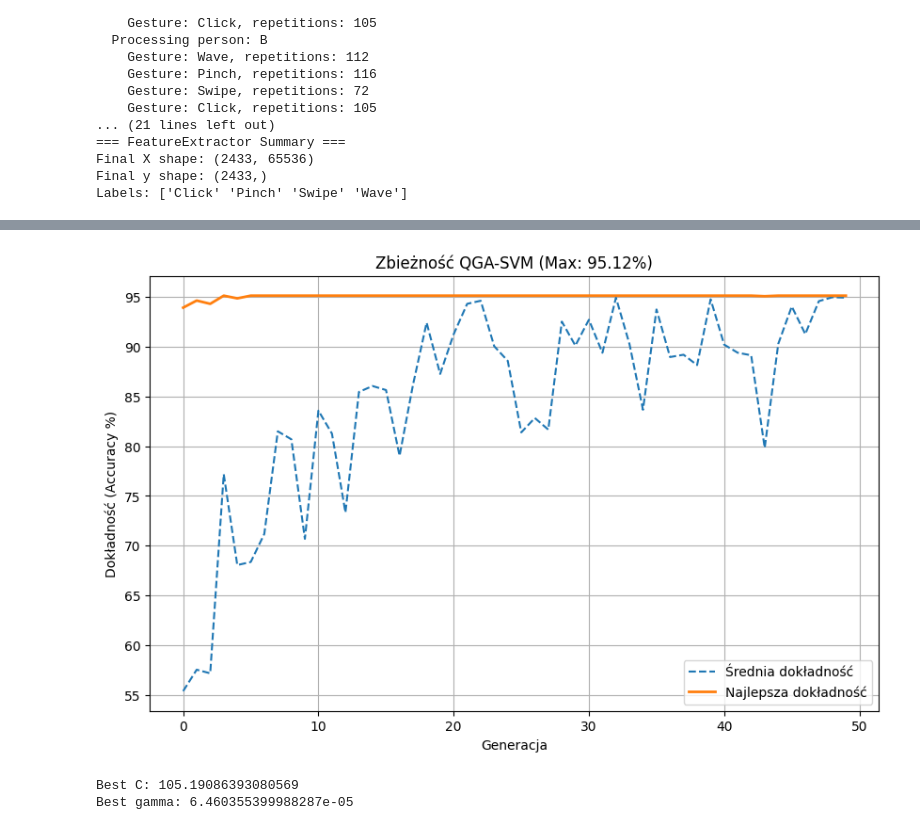
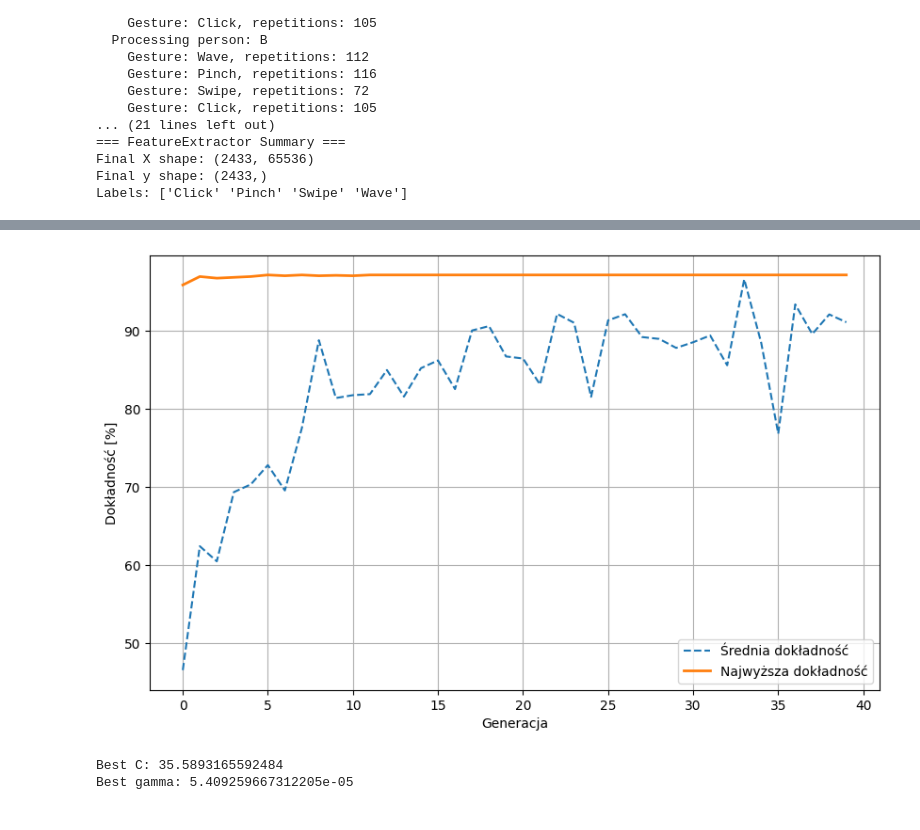
Before and after one commit to Oskar-Nowak/quantum-inspired-kernel-optimization, a Jupyter notebook: notebooks/dopnet_analysis.ipynb, the cells around one changed output, grey strips where cells are left out. Saved outputs shown, nothing was run; the diff lists cells and outputs as text; code cells hidden in the pictures.

```diff
--- a/notebooks/dopnet_analysis.ipynb
+++ b/notebooks/dopnet_analysis.ipynb
@@ -130,5 +137,4 @@ Final y shape: (2433,)
 Labels: ['Click' 'Pinch' 'Swipe' 'Wave']
 # %%
 # Preprocessing
-preprocessor = Preprocessor(n_components=222)
-preprocessor.plot_elbow(X, max_components=1000)
+preprocessor = Preprocessor(n_components=110)
@@ -221,7 +242,7 @@ mlp = MLPClassifier(
     activation='relu',
     solver='adam',
     alpha=1e-4,
-    batch_size=64,
+    batch_size=32,
     learning_rate_init=1e-3,
     max_iter=300,
     random_state=42,
@@ -238,7 +259,7 @@ print("Mean accuracy:", np.round(cv_scores.mean(), 4))
 print("Std accuracy: ", np.round(cv_scores.std(), 4))
 
 X_train, X_test, y_train, y_test = train_test_split(
-    X_pca, y_enc, test_size=0.25, stratify=y_enc, random_state=42
+    X_pca, y_enc, test_size=0.2, stratify=y_enc, random_state=42
 )
 
 mlp.fit(X_train, y_train)
@@ -248,17 +269,25 @@ y_test_labels = le.inverse_transform(y_test)
 y_pred_labels = le.inverse_transform(y_pred)
 
 print("\n=== Hold-Out Test Results ===")
-print("Accuracy:", accuracy_score(y_test_labels, y_pred_labels))
+print("Test Accuracy:", accuracy_score(y_test_labels, y_pred_labels))
 print("\nClassification Report:\n", classification_report(y_test_labels, y_pred_labels))
 
-cm = confusion_matrix(y_test_labels, y_pred_labels, normalize='true')
-labels = GESTURE_NAMES
+cm_mlp = confusion_matrix(y_test_labels, y_pred_labels, normalize="true")
+
+annot = np.array([[f"{v*100:.1f}%" for v in row] for row in cm_mlp])
 
 plt.figure(figsize=(5,4))
-sns.heatmap(cm, annot=True, cmap='Blues',
-           xticklabels=labels,
-           yticklabels=labels)
-plt.title('MLP - Confusion Matrix')
+sns.heatmap(
+    cm_mlp,
+    annot=annot,
+    fmt="",
+    cmap="Blues",
+    xticklabels=labels,
+    yticklabels=labels,
+    cbar=False
+)
+#plt.title('MLP - Confusion Matrix')
+plt.savefig('mlp_cm', dpi=300, bbox_inches='tight')
 plt.show()
 # %% [output]
 === MLP Stratified 5-Fold Cross-Validation ===
@@ -286,16 +315,19 @@ print('=== RUNNING QGA ===')
 qga = QGA(
     X_train,
     y_train,
-    population_size=12,
-    genome_length=24,
-    generations=50,
-    verbose_logging=True,
+    population_size=20,
+    genome_length=20,
+    generations=40,
+    verbose_logging=False,
     min_C = -1,
     max_C = 4,
     min_gamma = -5,
     max_gamma = 1,
+    theta_min = 0.01,
+    theta_max = 0.05,
 )
 best_C, best_gamma = qga.run()
+#3.54m
 # %% [output]
 === RUNNING QGA ===
 --- STARTING IMPROVED QUANTUM GENETIC ALGORITHM (IQGA-SVM) ---
@@ -317,13 +339,13 @@ Best Parameters: C=701.70383, Gamma=0.00004
 # %%
-qga.plot_output()
+qga.plot_output(save_as_file=True, include_title=False)
 # %% [output]
-[figure, old version]
+[figure, new version]
 # %%
 print("Best C:", best_C)
 print("Best gamma:", best_gamma)
 # %% [output]
-Best C: 105.19086393080569
-Best gamma: 6.460355399988287e-05
+Best C: 35.5893165592484
+Best gamma: 5.409259667312205e-05
 # %%
 # SVM trained with QGA parameters
 
```
Also changed, not shown: parts of 12 cells of this notebook.
